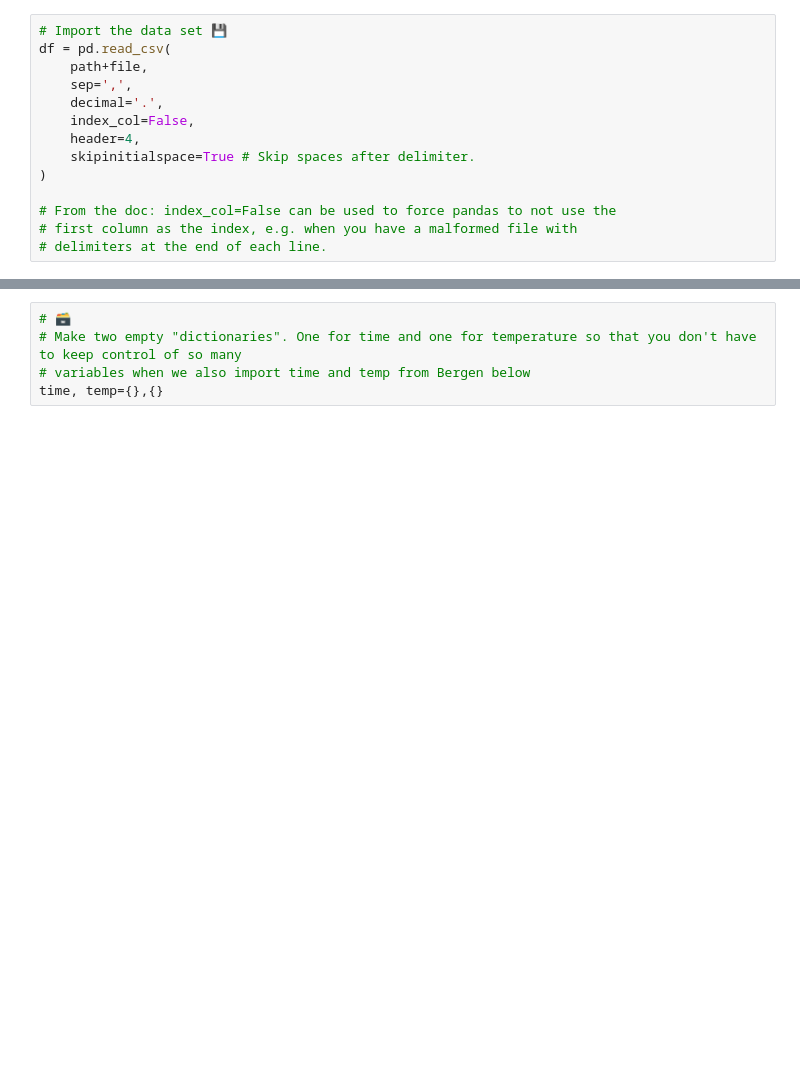
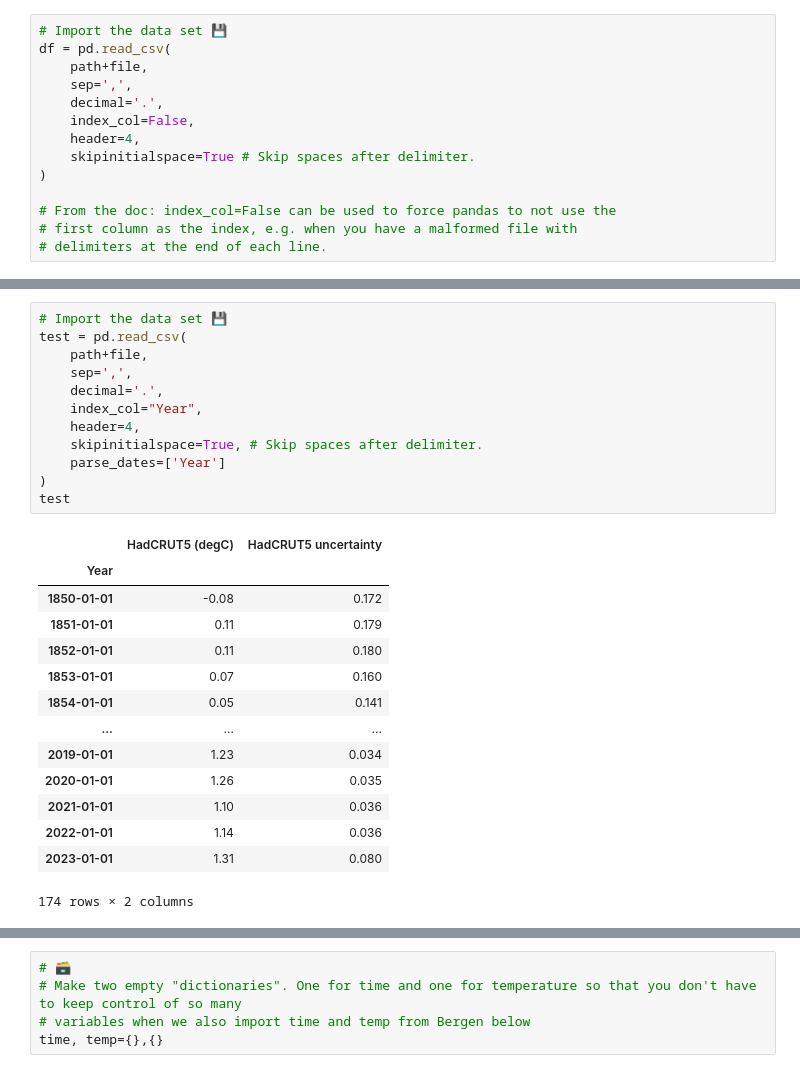
Before and after one commit to julienweihs/GEOF, a Jupyter notebook: Jupyter/Tempstripes_and_CO2.ipynb, the cells around one changed output, grey strips where cells are left out. Drawn from its saved outputs; the diff is of its cells as text; blank space fills up the shorter version.

```diff
--- a/Jupyter/Tempstripes_and_CO2.ipynb
+++ b/Jupyter/Tempstripes_and_CO2.ipynb
@@ -88,0 +115,27 @@ df
+# %%
+# Import the data set 💾
+test = pd.read_csv(
+    path+file,
+    sep=',',
+    decimal='.',
+    index_col="Year",
+    header=4,
+    skipinitialspace=True, # Skip spaces after delimiter.
+    parse_dates=['Year']
+)
+test
+# %% [output]
+|  | HadCRUT5 (degC) | HadCRUT5 uncertainty |
+| Year |  |  |
+| 1850-01-01 | -0.08 | 0.172 |
+| 1851-01-01 | 0.11 | 0.179 |
+| 1852-01-01 | 0.11 | 0.180 |
+| 1853-01-01 | 0.07 | 0.160 |
+| 1854-01-01 | 0.05 | 0.141 |
+| ... | ... | ... |
+| 2019-01-01 | 1.23 | 0.034 |
+| 2020-01-01 | 1.26 | 0.035 |
+| 2021-01-01 | 1.10 | 0.036 |
+| 2022-01-01 | 1.14 | 0.036 |
+| 2023-01-01 | 1.31 | 0.080 |
+174 rows × 2 columns
```
Also changed, not shown: parts of 5 cells of this notebook.
